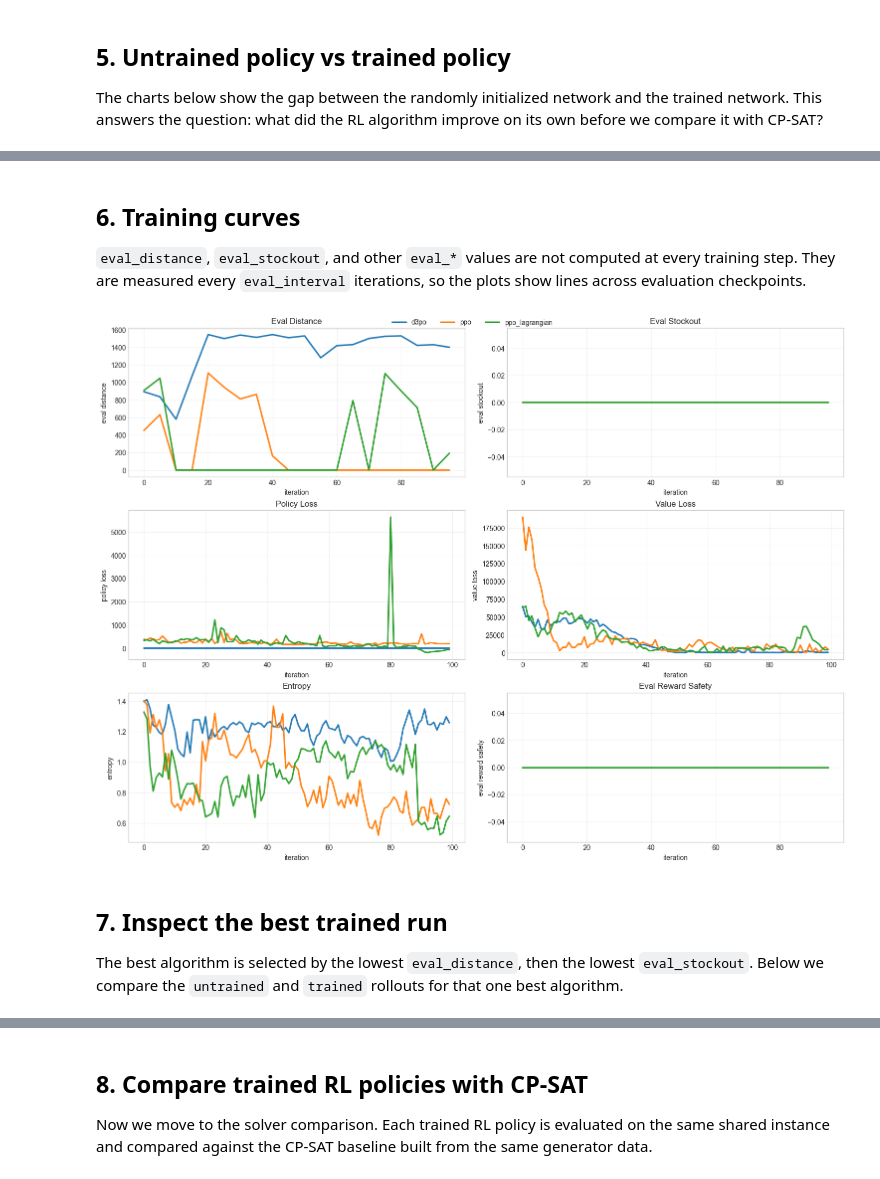
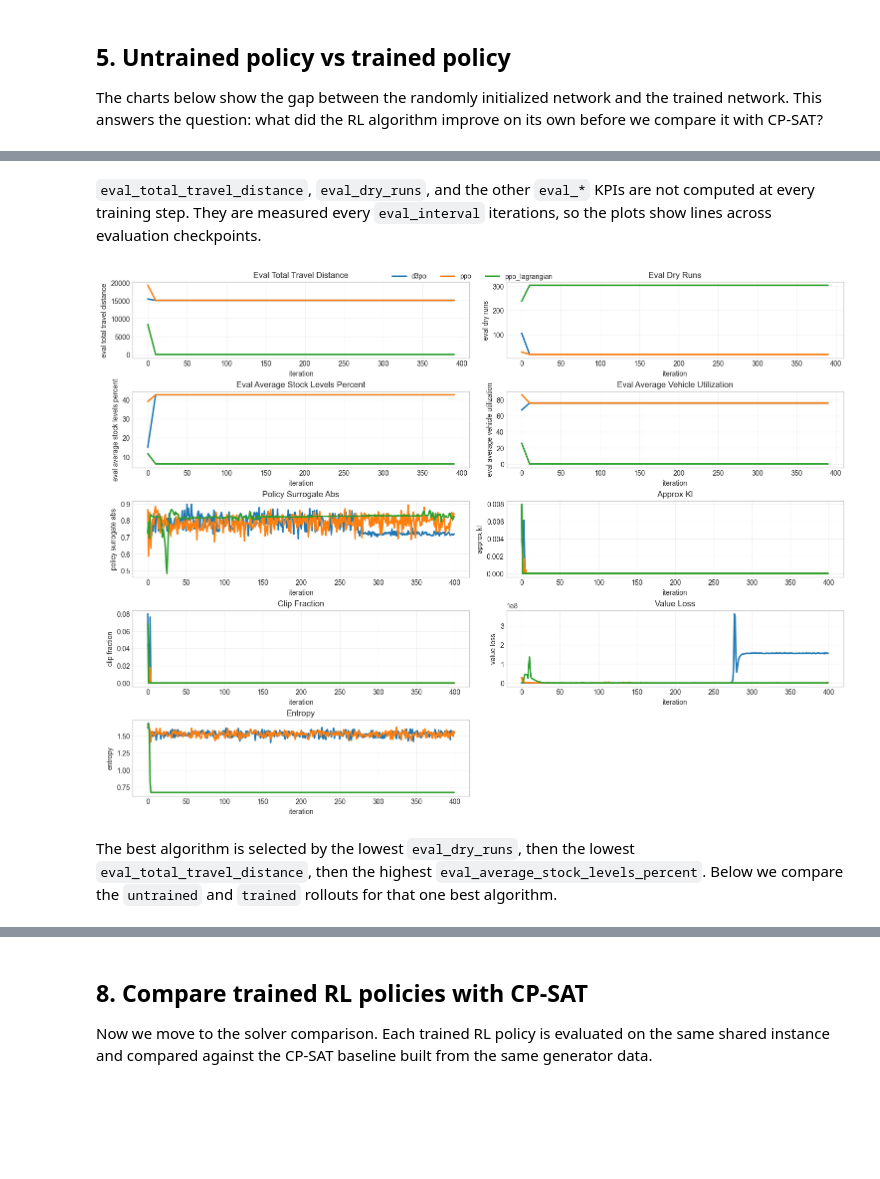
Before and after one commit to RuslanKozlyak/PSRP_D3PO, a Jupyter notebook: notebooks/00_quickstart.ipynb, the cells around one changed output, grey strips where cells are left out. Cells and saved outputs as stored; diff of their text form; code cells hidden in the pictures; blank space fills up the shorter version.

Commit message:
reward fix

```diff
--- a/notebooks/00_quickstart.ipynb
+++ b/notebooks/00_quickstart.ipynb
@@ -26,11 +26,11 @@ import pandas as pd
 from IPython.display import display
 from omegaconf import OmegaConf
 
+import src.benchmarks.cpsat as cpsat_utils
 import src.train.notebook as notebook_utils
-import src.benchmarks.cpsat as cpsat_utils
 
+cpsat_utils = importlib.reload(cpsat_utils)
 notebook_utils = importlib.reload(notebook_utils)
-cpsat_utils = importlib.reload(cpsat_utils)
 
 build_components_from_instance = notebook_utils.build_components_from_instance
 comparison_config_frame = notebook_utils.comparison_config_frame
@@ -51,7 +51,7 @@ station_summary_frame = notebook_utils.station_summary_frame
 vehicle_summary_frame = notebook_utils.vehicle_summary_frame
 
 build_cpsat_bundle = cpsat_utils.build_cpsat_bundle
-build_euclidean_weight_matrix = cpsat_utils.build_euclidean_weight_matrix
+build_graph_generator_weight_matrix = cpsat_utils.build_graph_generator_weight_matrix
 compare_policy_to_cpsat = cpsat_utils.compare_policy_to_cpsat
 cpsat_data_model_to_instance = cpsat_utils.cpsat_data_model_to_instance
 
@@ -130,7 +135,7 @@ configs = {
 
 display(comparison_config_frame(configs))
 
-weight_matrix = build_euclidean_weight_matrix(POINTS, distance_scale=100.0)
+weight_matrix = build_graph_generator_weight_matrix(GRAPH_CONFIG)
 bundle = build_cpsat_bundle(
     weight_matrix,
     BUILDER_CONFIG,
@@ -146,6 +151,9 @@ reference_cfg = configs[algorithm_labels[0]]
 reference_env, _, _, _ = build_components_from_instance(reference_cfg, instance)
 reference_obs, reference_info = reference_env.reset()
 
+print("Reward mode:", REWARD_MODE)
+print("Graph nodes (including depot):", int(weight_matrix.shape[0]))
+print("Stations:", int(instance.n_stations))
 print("CP-SAT solution found:", bundle["solution_found"])
 display(pd.DataFrame([bundle.get("kpis") or {}], index=["cpsat"]))
 # %% [output]
@@ -239,26 +268,25 @@ plt.show()
 # %% [markdown]
-## 6. Training curves
-
-`eval_distance`, `eval_stockout`, and other `eval_*` values are not computed at every training step.
+`eval_total_travel_distance`, `eval_dry_runs`, and the other `eval_*` KPIs are not computed at every training step.
 They are measured every `eval_interval` iterations, so the plots show lines across evaluation checkpoints.
 # %%
 plot_algorithm_comparison(
     results,
     metrics=(
-        "eval_distance",
-        "eval_stockout",
-        "policy_loss",
+        "eval_total_travel_distance",
+        "eval_dry_runs",
+        "eval_average_stock_levels_percent",
+        "eval_average_vehicle_utilization",
+        "policy_surrogate_abs",
+        "approx_kl",
+        "clip_fraction",
         "value_loss",
         "entropy",
-        "eval_reward_safety",
     ),
 )
 plt.show()
 # %% [output]
-[figure, old version]
+[figure, new version]
 # %% [markdown]
-## 7. Inspect the best trained run
-
-The best algorithm is selected by the lowest `eval_distance`, then the lowest `eval_stockout`.
+The best algorithm is selected by the lowest `eval_dry_runs`, then the lowest `eval_total_travel_distance`, then the highest `eval_average_stock_levels_percent`.
 Below we compare the `untrained` and `trained` rollouts for that one best algorithm.
 # %%
```
Also changed, not shown: parts of 13 cells of this notebook, 19 other files.
